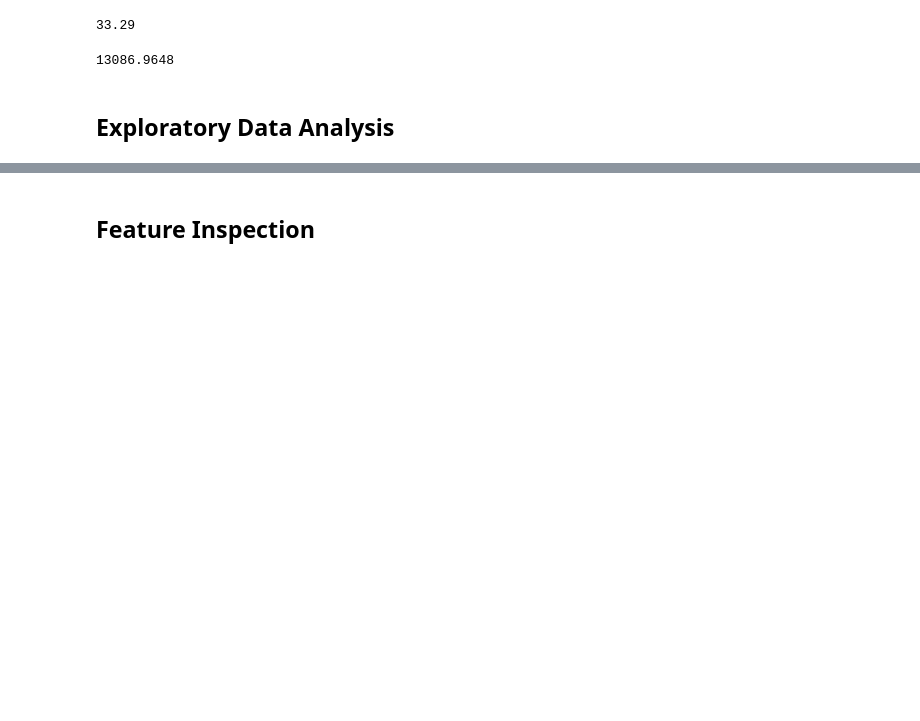
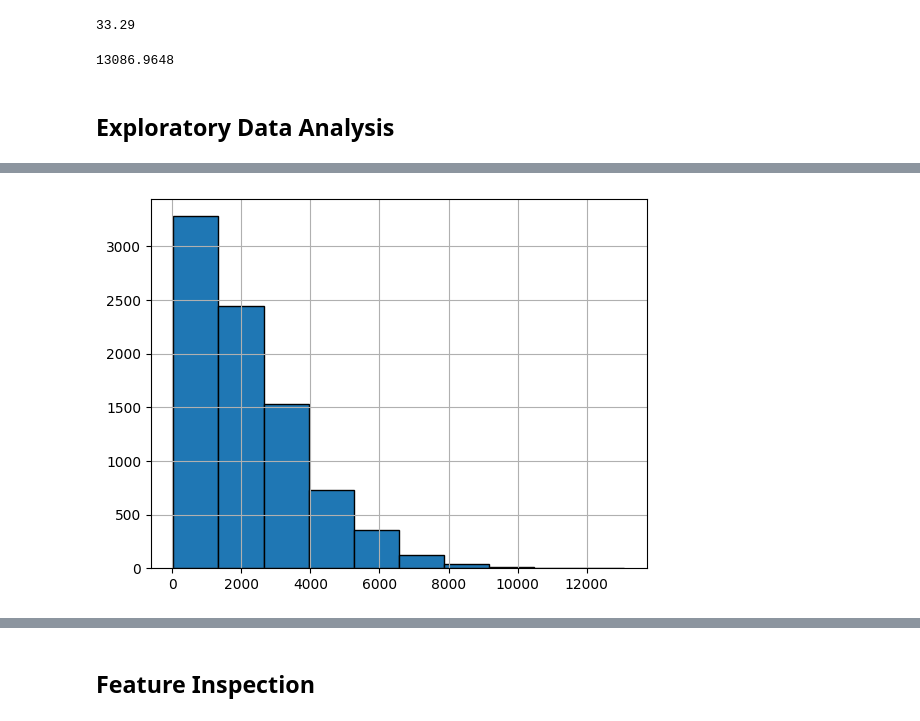
Before and after one commit to BakloutiMolka/Prediction-of-Product-Sales, a Jupyter notebook: Prediction_of_Product_Sales.ipynb, the cells around one changed output, grey strips where cells are left out. Saved outputs shown, nothing was run; the diff lists cells and outputs as text; code cells hidden in the pictures; blank space fills up the shorter version.

```diff
--- a/Prediction_of_Product_Sales.ipynb
+++ b/Prediction_of_Product_Sales.ipynb
@@ -250,0 +265,4 @@ df['Item_Outlet_Sales'].max()
+# %%
+ax = df['Item_Outlet_Sales'].hist(edgecolor = 'black')
+# %% [output]
+[figure, added]
```
Also changed, not shown: parts of 16 cells of this notebook.
